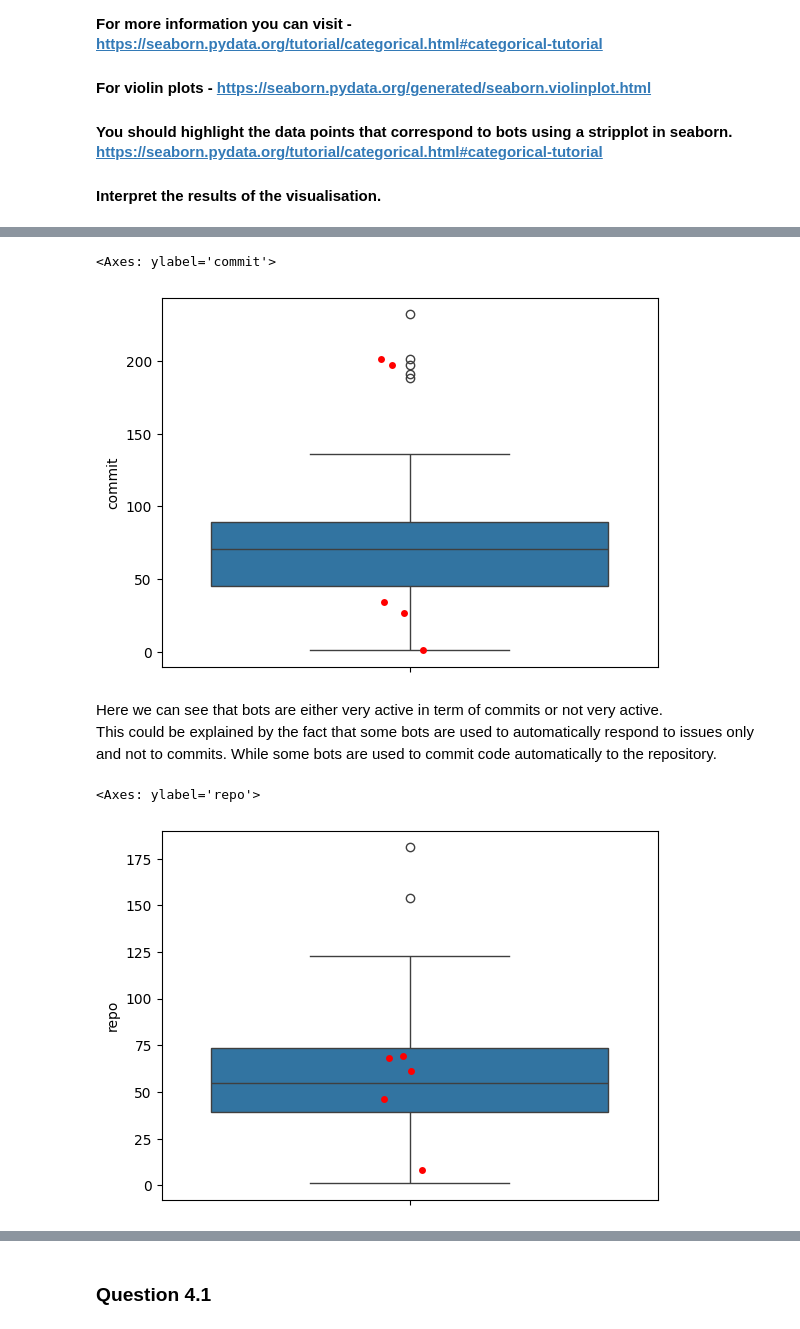
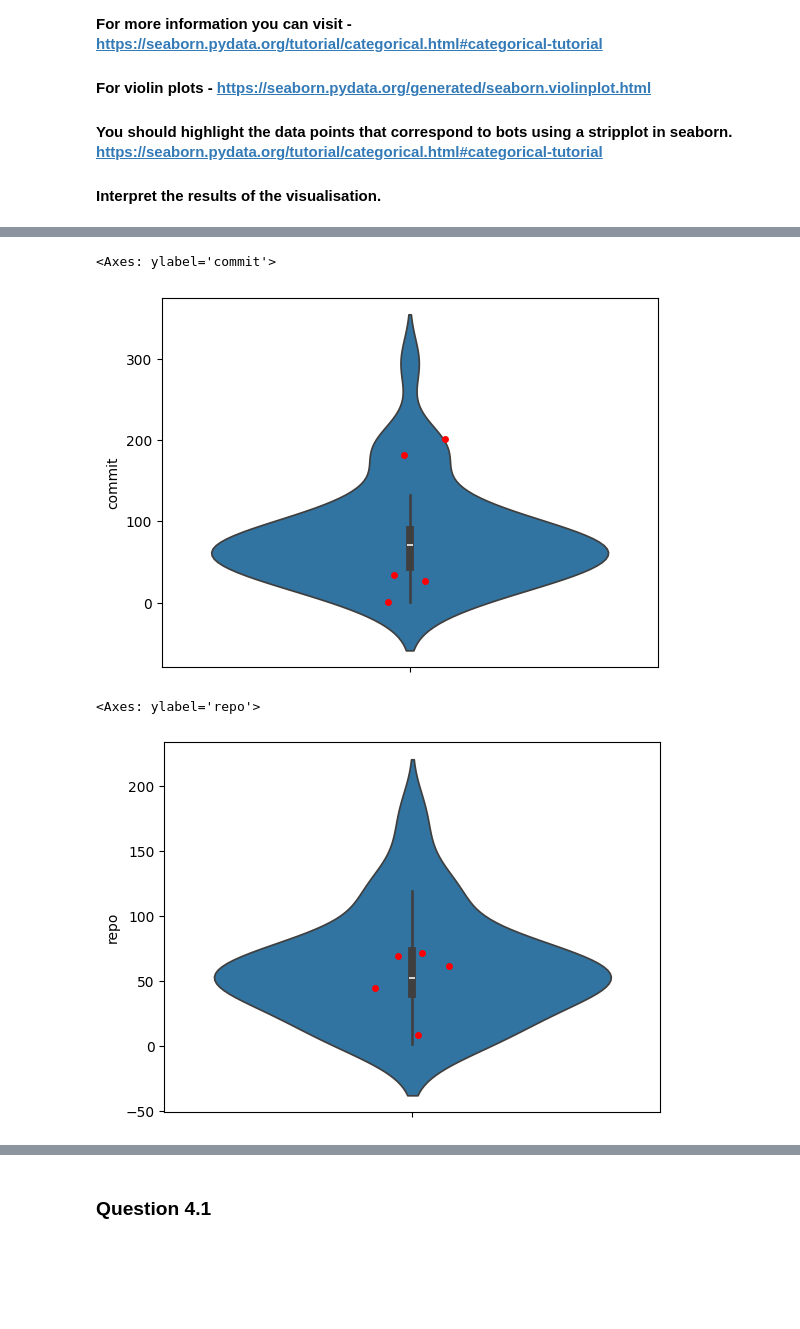
Before and after one commit to LicorneRose765/Software_Evolution_TP3_2024, a Jupyter notebook: TP3_template.ipynb, the cells around one changed output, grey strips where cells are left out. Saved outputs shown, nothing was run; the diff lists cells and outputs as text; code cells hidden in the pictures; blank space fills up the shorter version.

```diff
--- a/TP3_template.ipynb
+++ b/TP3_template.ipynb
@@ -662,26 +662,26 @@ Here, we can see that bots are more active in commit events compared to humans.
 # %%
 # YOUR CODE BELOW - Visualise number of events from commit event group
-sns.boxplot(y="commit", data=final_df)
+sns.violinplot(y="commit", data=final_df)
 sns.stripplot(
     y="commit",
     data=final_df[(final_df["type"] == "Bot")],
     color="red",
 )
+
+# This seem to be a normal distribution with outliers which are bots that are more actuve in term of commits.
 # %% [output]
 <Axes: ylabel='commit'>
-[figure, old version]
+[figure, new version]
-# %% [markdown]
-Here we can see that bots are either very active in term of commits or not very active.
-This could be explained by the fact that some bots are used to automatically respond to issues only and not to commits.
-While some bots are used to commit code automatically to the repository.
 # %%
 # YOUR CODE BELOW - Visualise number of events from repo event group
-sns.boxplot(y="repo", data=final_df)
+sns.violinplot(y="repo", data=final_df)
 sns.stripplot(
     y="repo",
     data=final_df[(final_df["type"] == "Bot")],
     color="red",
 )
+
+# This clearly seems to be a normal distribution with the bots in the same range as the humans.
 # %% [output]
 <Axes: ylabel='repo'>
-[figure, old version]
+[figure, new version]
```
Also changed, not shown: parts of 22 cells of this notebook, 2 other files.
